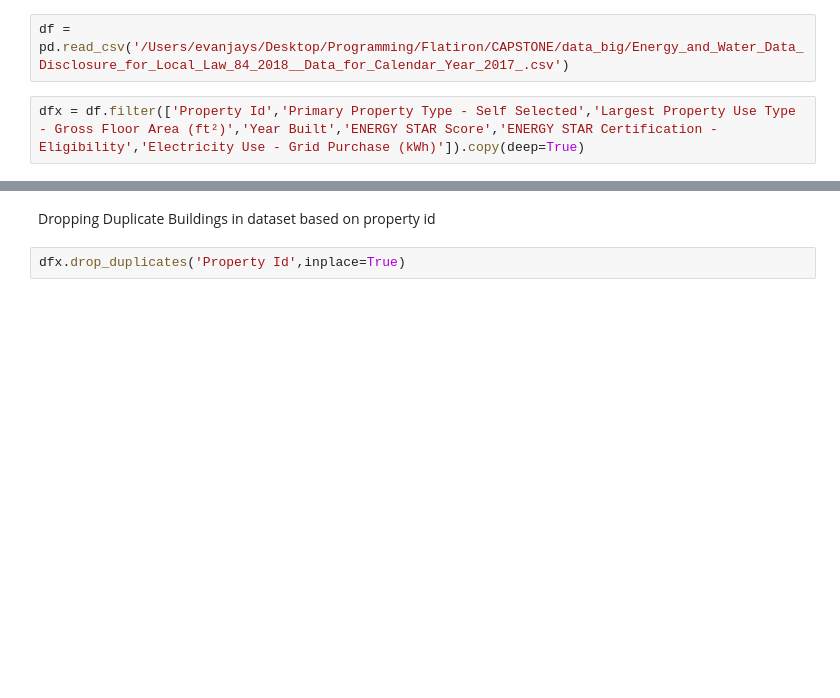
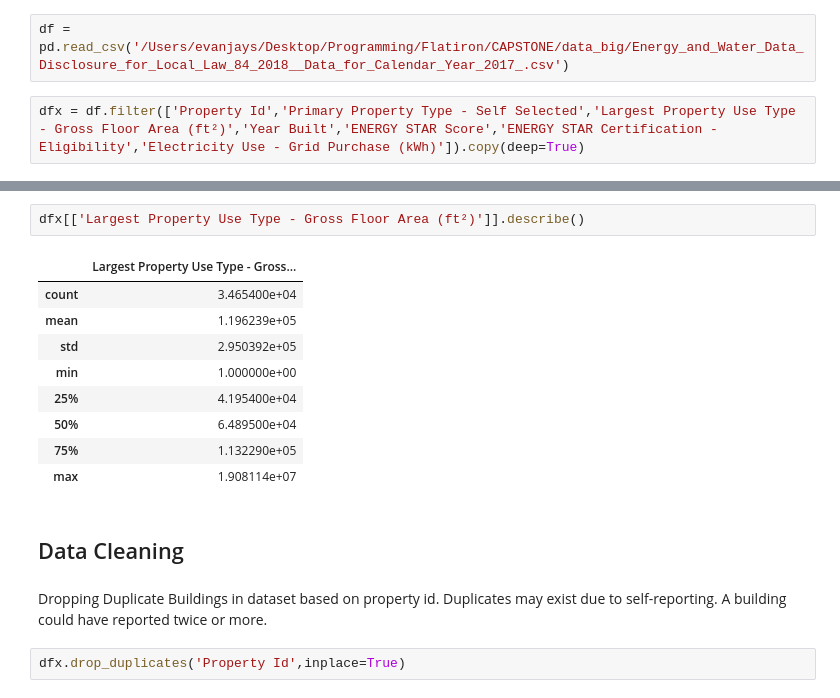
Before and after one commit to ewjohn127/CAPSTONE, a Jupyter notebook: NYC_energy_notebook.ipynb, the cells around one changed output, grey strips where cells are left out. Drawn from its saved outputs; the diff is of its cells as text; blank space fills up the shorter version.

```diff
--- a/NYC_energy_notebook.ipynb
+++ b/NYC_energy_notebook.ipynb
@@ -88,5 +94,19 @@ dfx = df.filter(['Property Id','Primary Property Type - Self Selected','Largest
+# %%
+dfx[['Largest Property Use Type - Gross Floor Area (ft²)']].describe()
+# %% [output]
+|  | Largest Property Use Type - Gross... |
+| count | 3.465400e+04 |
+| mean | 1.196239e+05 |
+| std | 2.950392e+05 |
+| min | 1.000000e+00 |
+| 25% | 4.195400e+04 |
+| 50% | 6.489500e+04 |
+| 75% | 1.132290e+05 |
+| max | 1.908114e+07 |
+# %% [markdown]
+## Data Cleaning
 # %% [markdown]
-Dropping Duplicate Buildings in dataset based on property id
+Dropping Duplicate Buildings in dataset based on property id. Duplicates may exist due to self-reporting. A building could have reported twice or more.
 # %%
 dfx.drop_duplicates('Property Id',inplace=True)
 # %%
```
Also changed, not shown: parts of 39 cells of this notebook, 3 other files.
